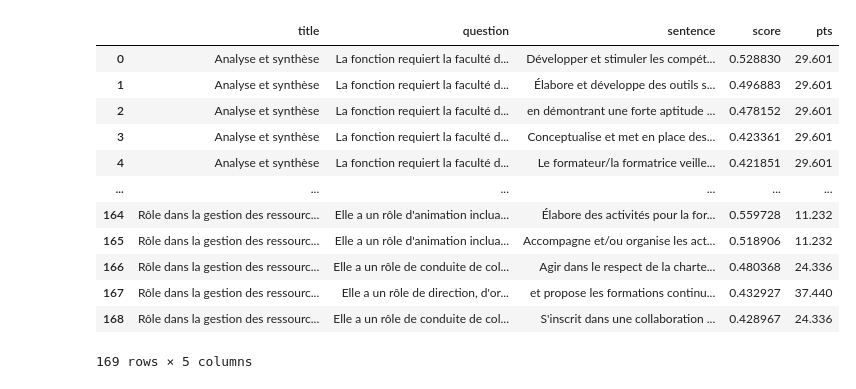
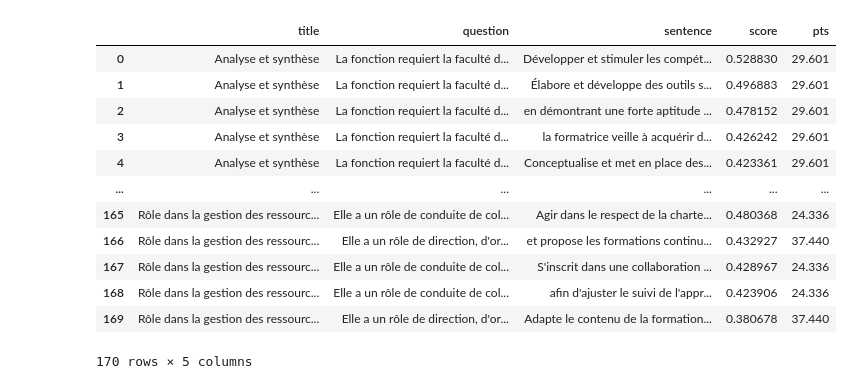
Before and after one commit to issamejekkam/Stage2A, a Jupyter notebook: ComparaisonLexicale.ipynb, the cells around one changed output. Drawn from its saved outputs; the diff is of its cells as text; code cells hidden in the pictures.

```diff
--- a/ComparaisonLexicale.ipynb
+++ b/ComparaisonLexicale.ipynb
@@ -1,24 +1,24 @@
 # %%
 from database import database
 
 database= database("data.db")
 database.connect()
-resultats=database.read_json("all_matches_of_Test5.docx.json")
+resultats=database.read_json("all_matches_of_Test6.docx.json")
 resultats
 # %% [output]
 |  | title | question | sentence | score | pts |
 | 0 | Analyse et synthèse | La fonction requiert la faculté d... | Développer et stimuler les compét... | 0.528830 | 29.601 |
 | 1 | Analyse et synthèse | La fonction requiert la faculté d... | Élabore et développe des outils s... | 0.496883 | 29.601 |
 | 2 | Analyse et synthèse | La fonction requiert la faculté d... | en démontrant une forte aptitude ... | 0.478152 | 29.601 |
-| 3 | Analyse et synthèse | La fonction requiert la faculté d... | Conceptualise et met en place des... | 0.423361 | 29.601 |
-| 4 | Analyse et synthèse | La fonction requiert la faculté d... | Le formateur/la formatrice veille... | 0.421851 | 29.601 |
+| 3 | Analyse et synthèse | La fonction requiert la faculté d... | la formatrice veille à acquérir d... | 0.426242 | 29.601 |
+| 4 | Analyse et synthèse | La fonction requiert la faculté d... | Conceptualise et met en place des... | 0.423361 | 29.601 |
 | ... | ... | ... | ... | ... | ... |
-| 164 | Rôle dans la gestion des ressourc... | Elle a un rôle d'animation inclua... | Élabore des activités pour la for... | 0.559728 | 11.232 |
-| 165 | Rôle dans la gestion des ressourc... | Elle a un rôle d'animation inclua... | Accompagne et/ou organise les act... | 0.518906 | 11.232 |
-| 166 | Rôle dans la gestion des ressourc... | Elle a un rôle de conduite de col... | Agir dans le respect de la charte... | 0.480368 | 24.336 |
-| 167 | Rôle dans la gestion des ressourc... | Elle a un rôle de direction, d'or... | et propose les formations continu... | 0.432927 | 37.440 |
-| 168 | Rôle dans la gestion des ressourc... | Elle a un rôle de conduite de col... | S'inscrit dans une collaboration ... | 0.428967 | 24.336 |
+| 165 | Rôle dans la gestion des ressourc... | Elle a un rôle de conduite de col... | Agir dans le respect de la charte... | 0.480368 | 24.336 |
+| 166 | Rôle dans la gestion des ressourc... | Elle a un rôle de direction, d'or... | et propose les formations continu... | 0.432927 | 37.440 |
+| 167 | Rôle dans la gestion des ressourc... | Elle a un rôle de conduite de col... | S'inscrit dans une collaboration ... | 0.428967 | 24.336 |
+| 168 | Rôle dans la gestion des ressourc... | Elle a un rôle de conduite de col... | afin d'ajuster le suivi de l'appr... | 0.423906 | 24.336 |
+| 169 | Rôle dans la gestion des ressourc... | Elle a un rôle de direction, d'or... | Adapte le contenu de la formation... | 0.380678 | 37.440 |
-169 rows × 5 columns
+170 rows × 5 columns
 # %%
 import spacy
 nlp = spacy.load("fr_core_news_md")  # pas besoin d'exclude
```
Also changed, not shown: parts of 5 cells of this notebook, 29 other files.
